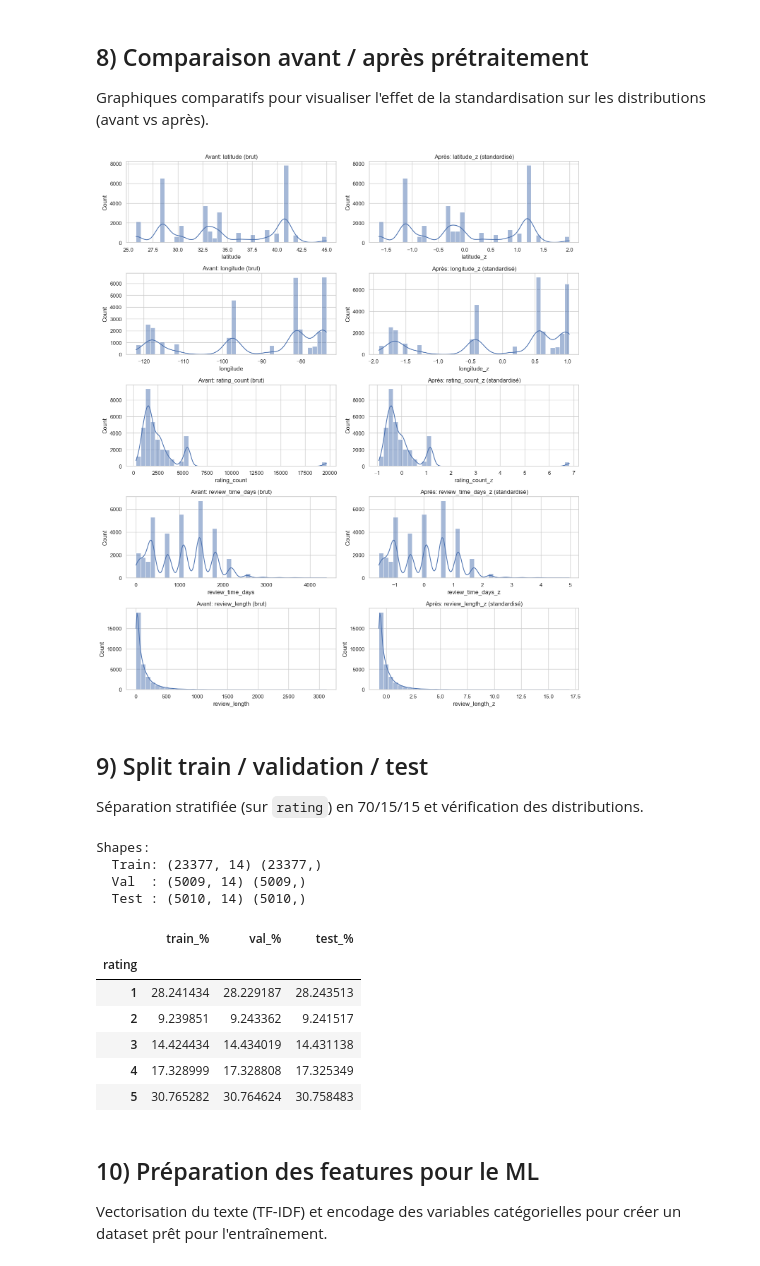
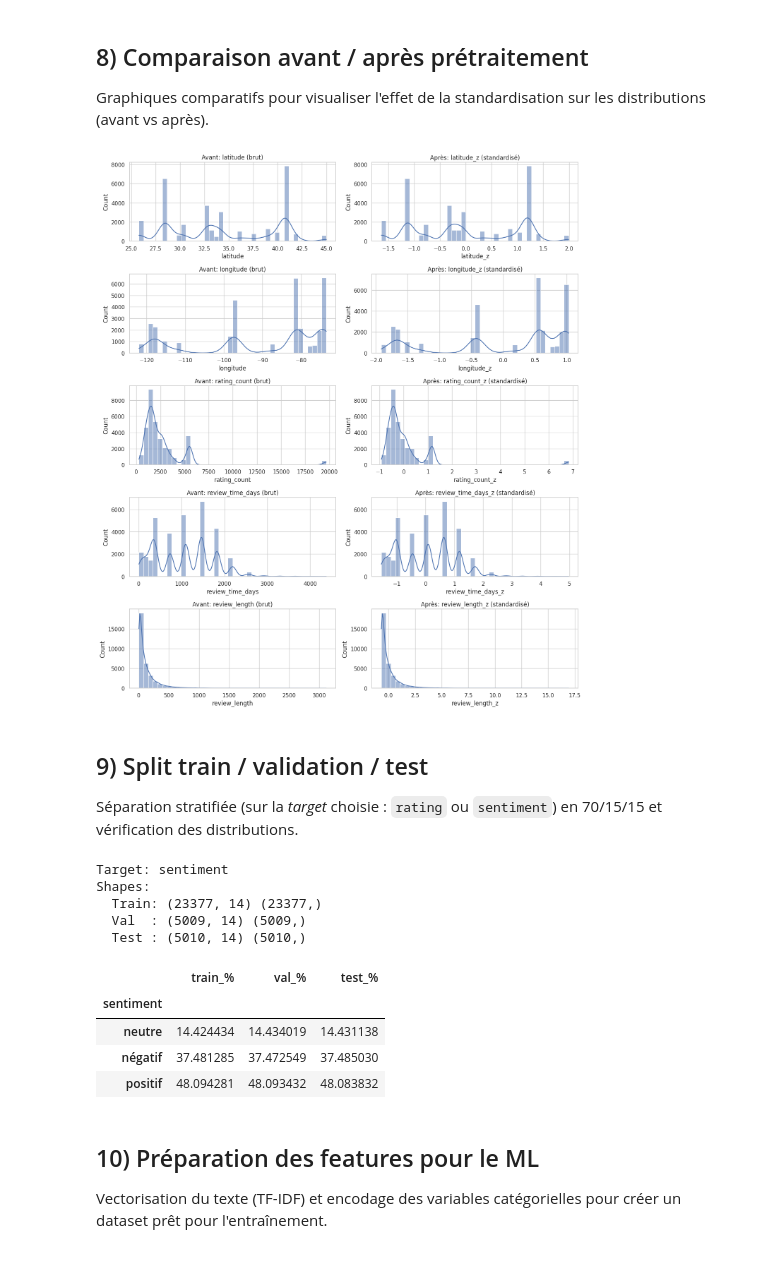
Before and after one commit to F1N3X/intelligent-customer-review-analysis, a Jupyter notebook: main.ipynb, the cells around one changed output. Drawn from its saved outputs; the diff is of its cells as text; code cells hidden in the pictures.

```diff
--- a/main.ipynb
+++ b/main.ipynb
@@ -114,6 +114,25 @@ def parse_rating(x):
 
 if 'rating' in df.columns:
     df['rating'] = df['rating'].apply(parse_rating)
+
+# 2b) Classification sentiment (3 classes) à partir du rating
+# Règle: 1-2 = négatif, 3 = neutre, 4-5 = positif
+def rating_to_sentiment(r):
+    if pd.isna(r):
+        return np.nan
+    try:
+        r_int = int(float(r))
+    except (TypeError, ValueError):
+        return np.nan
+
+    if r_int <= 2:
+        return 'négatif'
+    if r_int == 3:
+        return 'neutre'
+    return 'positif'
+
+if 'rating' in df.columns:
+    df['sentiment'] = df['rating'].apply(rating_to_sentiment)
 
 # 3) Parsing `rating_count` (ex: '1,240') -> int
 def parse_int_with_commas(x):
@@ -342,68 +362,79 @@ if numeric_cols:
 else:
     print('Aucune colonne numérique détectée pour la comparaison avant/après.')
 # %% [output]
-[figure, old version]
+[figure, new version]
 # %% [markdown]
 ## 9) Split train / validation / test
-Séparation stratifiée (sur `rating`) en 70/15/15 et vérification des distributions.
+Séparation stratifiée (sur la *target* choisie : `rating` ou `sentiment`) en 70/15/15 et vérification des distributions.
 # %%
 # Séparation train / validation / test
-# Hypothèse simple: target = rating (1..5).
-# On garde les features brutes + features num imputées + versions z-score si besoin pour ML ensuite.
+# Choix de la target:
+# - 'rating' (1..5) : prédire la note
+# - 'sentiment' (négatif/neutre/positif) : classification 3 classes dérivée du rating
 
-assert 'rating' in df_pre.columns, 'Colonne target `rating` manquante.'
+TARGET_COL = 'sentiment'  # <-- changez ici si vous préférez 'rating'
 
-df_ml = df_pre.dropna(subset=['rating']).copy()
-df_ml['rating'] = df_ml['rating'].astype(int)
+assert TARGET_COL in df_pre.columns, f"Colonne target `{TARGET_COL}` manquante."
+
+df_ml = df_pre.dropna(subset=[TARGET_COL]).copy()
+
+# Si on prédit le rating, on force un int propre
+if TARGET_COL == 'rating':
+    df_ml['rating'] = df_ml['rating'].astype(int)
 
 feature_cols = []
 for c in ['review', 'store_name', 'category', 'store_address']:
     if c in df_ml.columns:
         feature_cols.append(c)
 
-# Ajoute les features numériques imputées
+# Ajoute les features numériques imputées + versions z-score
 for c in numeric_cols:
     if c in df_ml.columns:
         feature_cols.append(c)
     zc = f'{c}_z'
     if zc in df_ml.columns:
         feature_cols.append(zc)
 
 X = df_ml[feature_cols]
-y = df_ml['rating']
+y = df_ml[TARGET_COL]
 
-# 70% train, 15% val, 15% test
+# 70% train, 15% val, 15% test (stratifié sur la target)
 X_train, X_tmp, y_train, y_tmp = train_test_split(
     X, y, test_size=0.30, random_state=42, stratify=y
 )
 X_val, X_test, y_val, y_test = train_test_split(
     X_tmp, y_tmp, test_size=0.50, random_state=42, stratify=y_tmp
 )
 
+print('Target:', TARGET_COL)
 print('Shapes:')
 print('  Train:', X_train.shape, y_train.shape)
 print('  Val  :', X_val.shape, y_val.shape)
 print('  Test :', X_test.shape, y_test.shape)
 
-# Vérif distribution du rating
+# Vérif distribution de la target
+_dist_train = y_train.value_counts(normalize=True, dropna=False) * 100
+_dist_val = y_val.value_counts(normalize=True, dropna=False) * 100
+_dist_test = y_test.value_counts(normalize=True, dropna=False) * 100
+
 dist = pd.DataFrame({
-    'train_%': y_train.value_counts(normalize=True).sort_index() * 100,
-    'val_%': y_val.value_counts(normalize=True).sort_index() * 100,
-    'test_%': y_test.value_counts(normalize=True).sort_index() * 100,
+    'train_%': _dist_train,
+    'val_%': _dist_val,
+    'test_%': _dist_test,
 }).fillna(0)
-display(dist)
+
+display(dist.sort_index() if TARGET_COL == 'rating' else dist.loc[dist.index.sort_values()])
 # %% [output]
+Target: sentiment
 Shapes:
   Train: (23377, 14) (23377,)
   Val  : (5009, 14) (5009,)
   Test : (5010, 14) (5010,)
 |  | train_% | val_% | test_% |
-| rating |  |  |  |
-| 1 | 28.241434 | 28.229187 | 28.243513 |
-| 2 | 9.239851 | 9.243362 | 9.241517 |
-| 3 | 14.424434 | 14.434019 | 14.431138 |
-| 4 | 17.328999 | 17.328808 | 17.325349 |
-| 5 | 30.765282 | 30.764624 | 30.758483 |
+| sentiment |  |  |  |
+| neutre | 14.424434 | 14.434019 | 14.431138 |
+| négatif | 37.481285 | 37.472549 | 37.485030 |
+| positif | 48.094281 | 48.093432 | 48.083832 |
 # %% [markdown]
 ## 10) Préparation des features pour le ML
 Vectorisation du texte (TF-IDF) et encodage des variables catégorielles pour créer un dataset prêt pour l'entraînement.
```
Also changed, not shown: parts of 15 cells of this notebook.
